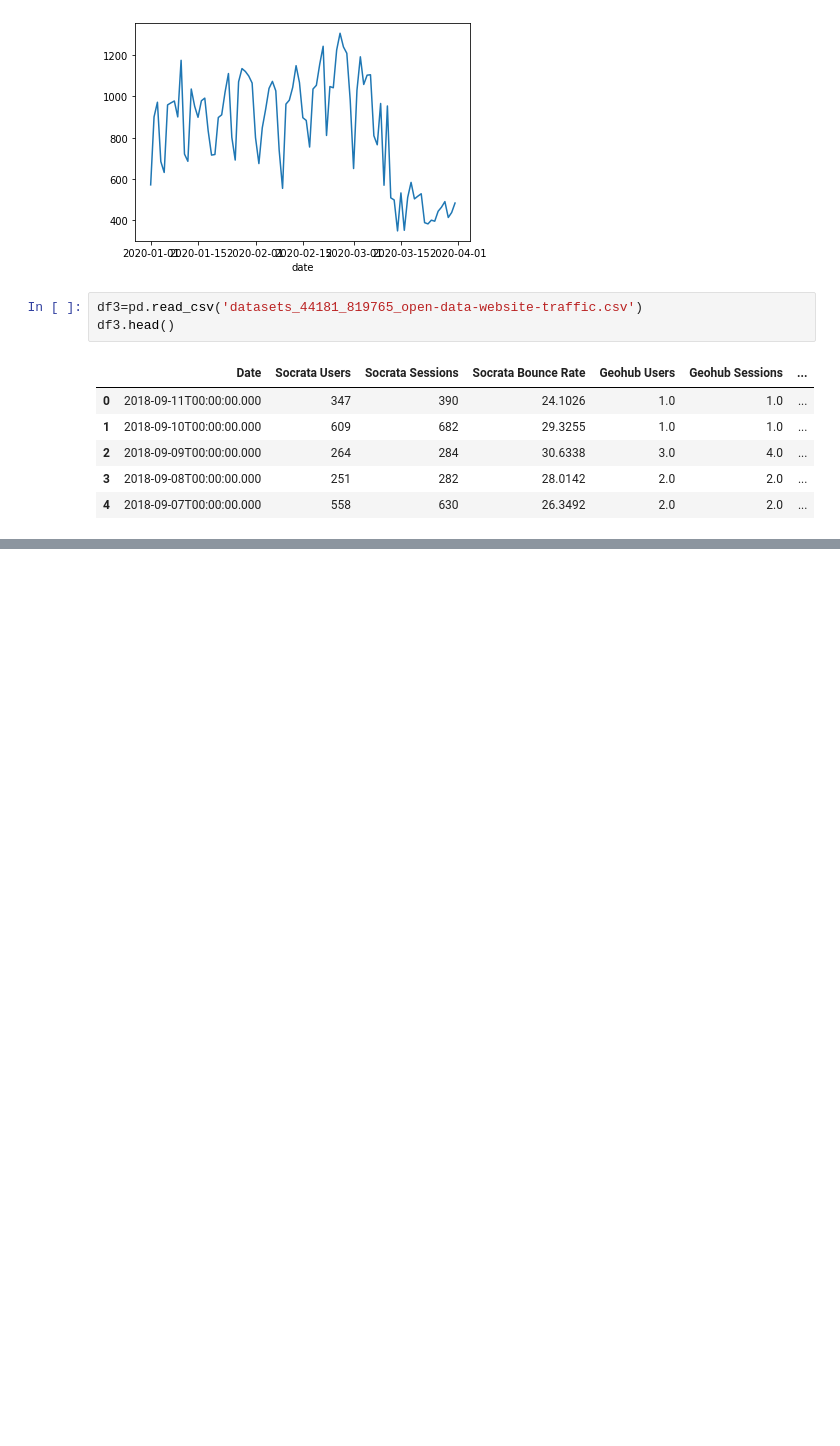
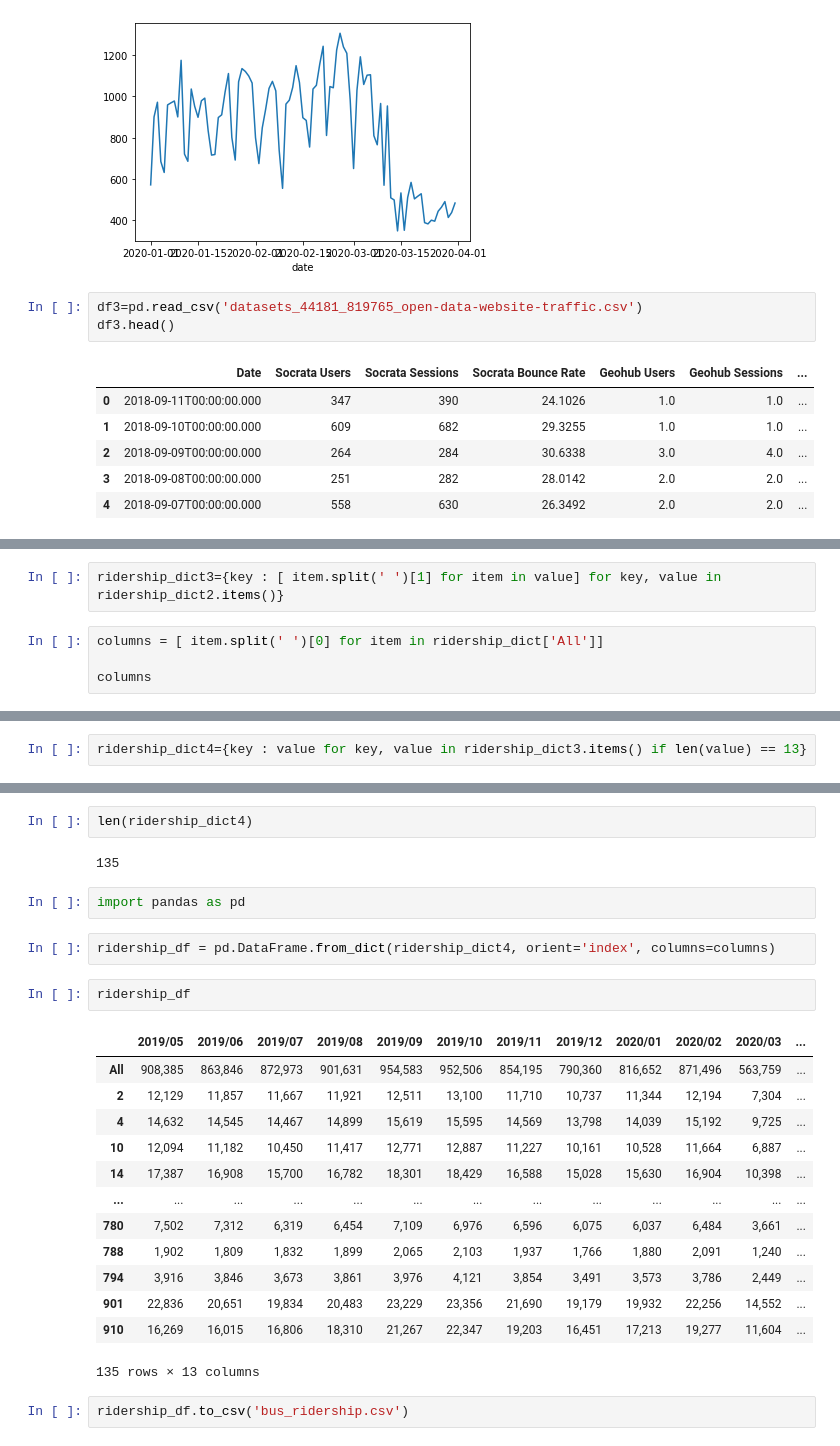
Before and after one commit to niccronc/LA_mobility, a Jupyter notebook: Data Exploration.ipynb, the cells around one changed output, grey strips where cells are left out. Cells and saved outputs as stored; diff of their text form; blank space fills up the shorter version.

```diff
--- a/Data Exploration.ipynb
+++ b/Data Exploration.ipynb
@@ -65,0 +133,6 @@ df3.head()
+# %%
+ridership_dict3={key : [ item.split(' ')[1] for item in value] for key, value in ridership_dict2.items()}
+# %%
+columns = [ item.split(' ')[0] for item in ridership_dict['All']]
+
+columns
@@ -65,0 +153,2 @@ df3.head()
+# %%
+ridership_dict4={key : value for key, value in ridership_dict3.items() if len(value) == 13}
@@ -65,0 +175,26 @@ df3.head()
+# %%
+len(ridership_dict4)
+# %% [output]
+135
+# %%
+import pandas as pd
+# %%
+ridership_df = pd.DataFrame.from_dict(ridership_dict4, orient='index', columns=columns)
+# %%
+ridership_df
+# %% [output]
+|  | 2019/05 | 2019/06 | 2019/07 | 2019/08 | 2019/09 | 2019/10 | 2019/11 | 2019/12 | 2020/01 | 2020/02 | 2020/03 | ... |
+| All | 908,385 | 863,846 | 872,973 | 901,631 | 954,583 | 952,506 | 854,195 | 790,360 | 816,652 | 871,496 | 563,759 | ... |
+| 2 | 12,129 | 11,857 | 11,667 | 11,921 | 12,511 | 13,100 | 11,710 | 10,737 | 11,344 | 12,194 | 7,304 | ... |
+| 4 | 14,632 | 14,545 | 14,467 | 14,899 | 15,619 | 15,595 | 14,569 | 13,798 | 14,039 | 15,192 | 9,725 | ... |
+| 10 | 12,094 | 11,182 | 10,450 | 11,417 | 12,771 | 12,887 | 11,227 | 10,161 | 10,528 | 11,664 | 6,887 | ... |
+| 14 | 17,387 | 16,908 | 15,700 | 16,782 | 18,301 | 18,429 | 16,588 | 15,028 | 15,630 | 16,904 | 10,398 | ... |
+| ... | ... | ... | ... | ... | ... | ... | ... | ... | ... | ... | ... | ... |
+| 780 | 7,502 | 7,312 | 6,319 | 6,454 | 7,109 | 6,976 | 6,596 | 6,075 | 6,037 | 6,484 | 3,661 | ... |
+| 788 | 1,902 | 1,809 | 1,832 | 1,899 | 2,065 | 2,103 | 1,937 | 1,766 | 1,880 | 2,091 | 1,240 | ... |
+| 794 | 3,916 | 3,846 | 3,673 | 3,861 | 3,976 | 4,121 | 3,854 | 3,491 | 3,573 | 3,786 | 2,449 | ... |
+| 901 | 22,836 | 20,651 | 19,834 | 20,483 | 23,229 | 23,356 | 21,690 | 19,179 | 19,932 | 22,256 | 14,552 | ... |
+| 910 | 16,269 | 16,015 | 16,806 | 18,310 | 21,267 | 22,347 | 19,203 | 16,451 | 17,213 | 19,277 | 11,604 | ... |
+135 rows × 13 columns
+# %%
+ridership_df.to_csv('bus_ridership.csv')
```
Also changed, not shown: parts of 15 cells of this notebook, 8 other files.
